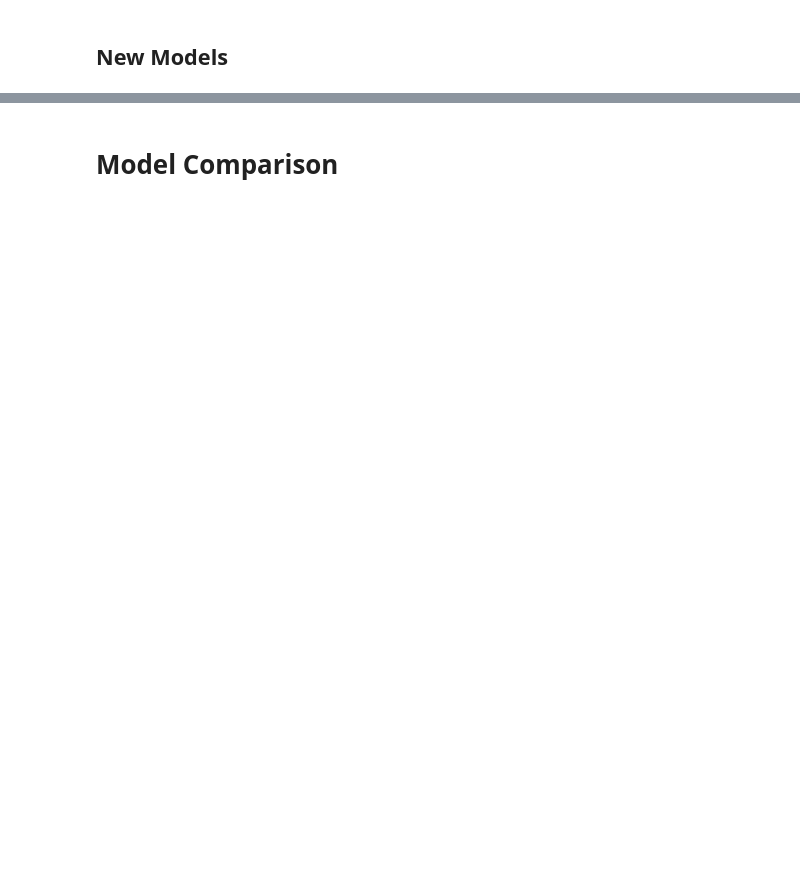
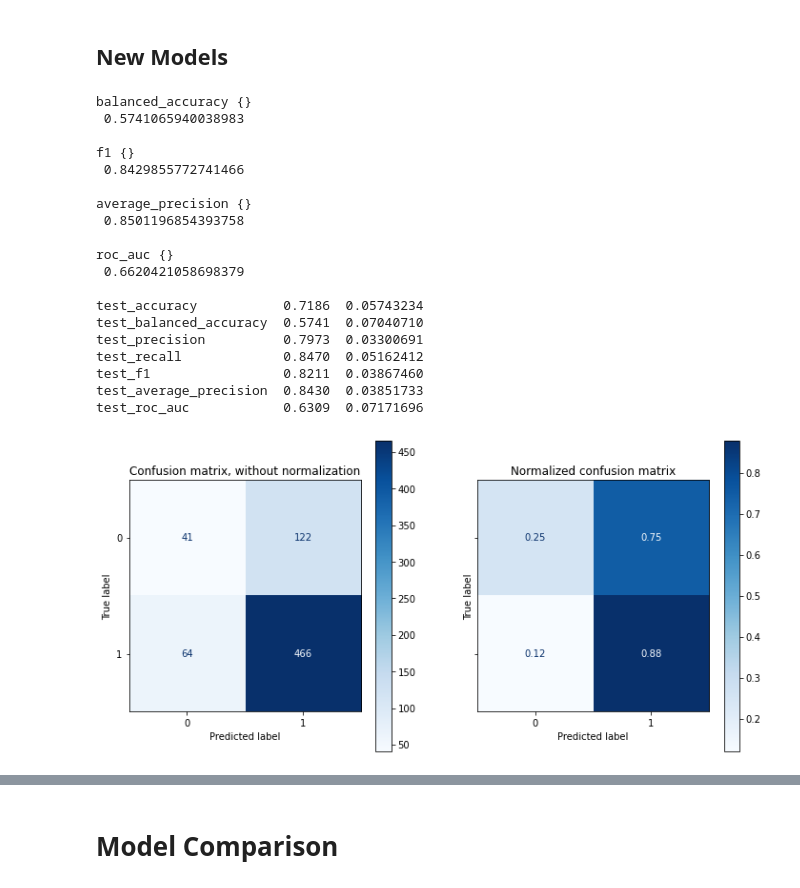
Before and after one commit to Hadryan/Personalized-Music-Recommendations, a Jupyter notebook: scikit_models.ipynb, the cells around one changed output, grey strips where cells are left out. Saved outputs shown, nothing was run; the diff lists cells and outputs as text; code cells hidden in the pictures; blank space fills up the shorter version.

```diff
--- a/scikit_models.ipynb
+++ b/scikit_models.ipynb
@@ -37,7 +37,7 @@ def show_scores(result):
             print(f"{k:20} \t{v.mean():.4f}\t{v.std():>.8f} ")
     print()
 # %%
-def create_classifier(clf, parameters):
+def create_classifier(clf, parameters, show_matrix=True):
     skfold = model_selection.StratifiedKFold(n_splits=k_splits, shuffle=True, random_state=seed)
 
     for scorer in test_scoring:
@@ -53,4 +53,6 @@ def create_classifier(clf, parameters):
     new_results.append(cv_results)
 
     show_scores(cv_results)
+    if show_matrix:
+        plot_matrix(best_clf, X_test, y_test)
     return best_clf
@@ -274,6 +333,27 @@ create_classifier(DecisionTreeClassifier(), parameters)
 # %%
 parameters = {}
-create_classifier(GaussianNB(), parameters)
+clf = create_classifier(GaussianNB(), parameters)
+# %% [output]
+balanced_accuracy {}
+ 0.5741065940038983
+
+f1 {}
+ 0.8429855772741466
+
+average_precision {}
+ 0.8501196854393758
+
+roc_auc {}
+ 0.6620421058698379
+
+test_accuracy           0.7186  0.05743234
+test_balanced_accuracy  0.5741  0.07040710
+test_precision          0.7973  0.03300691
+test_recall             0.8470  0.05162412
+test_f1                 0.8211  0.03867460
+test_average_precision  0.8430  0.03851733
+test_roc_auc            0.6309  0.07171696
+[figure, added]
 # %%
 parameters = {
     'n_neighbors': [i for i in range(1, 31, 2)],
```
Also changed, not shown: parts of 15 cells of this notebook.
